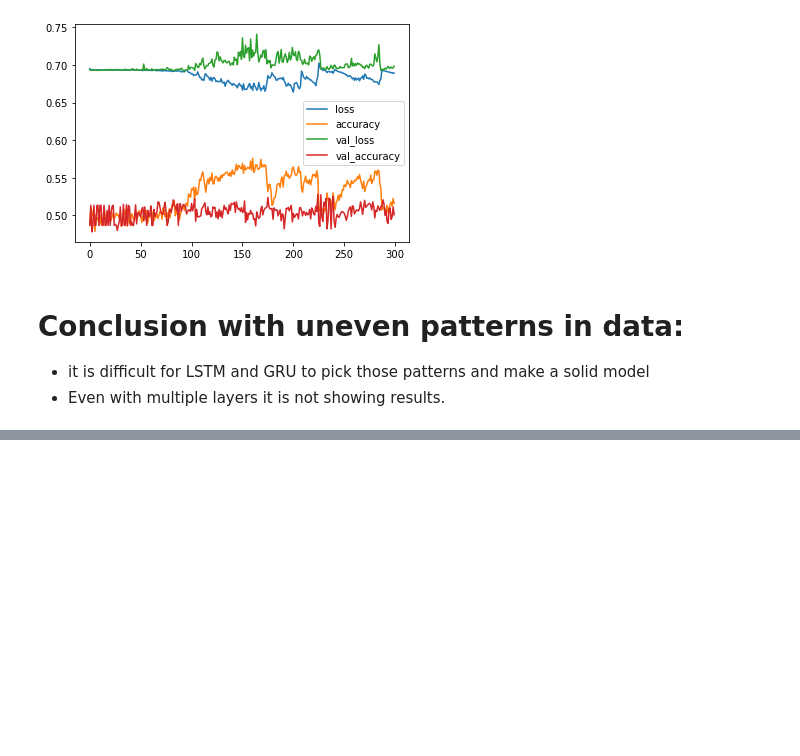
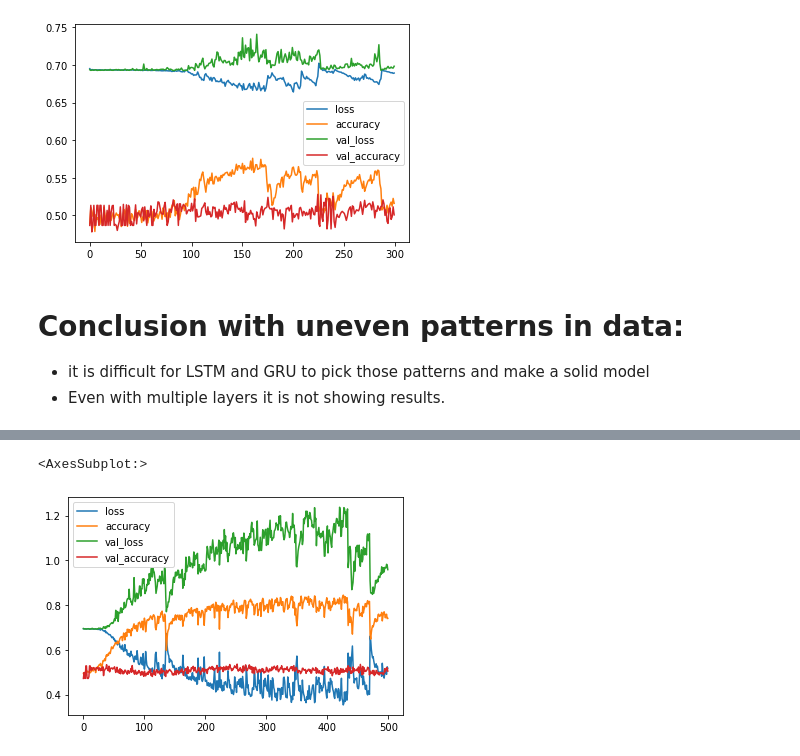
Before and after one commit to beingsantosh/NLP, a Jupyter notebook: NLP - Others/Till LSTM explained/LSTM GRU SimpleRNN.ipynb, the cells around one changed output, grey strips where cells are left out. Saved outputs shown, nothing was run; the diff lists cells and outputs as text; code cells hidden in the pictures; blank space fills up the shorter version.

```diff
--- a/NLP - Others/Till LSTM explained/LSTM GRU SimpleRNN.ipynb
+++ b/NLP - Others/Till LSTM explained/LSTM GRU SimpleRNN.ipynb
@@ -1626,0 +1826,18 @@ pd.DataFrame(gru_30_up_3l.history).plot()
+# %%
+i = Input(shape = (T,D))
+x = Bidirectional(LSTM(5, return_sequences = True))(i)
+x = Bidirectional(LSTM(5, return_sequences = True))(x)
+x = Bidirectional(LSTM(5, return_sequences = True))(x)
+
+x = GlobalMaxPool1D()(x)
+
+x = Dense(1, activation= 'sigmoid')(x)
+
+model_bd = Model(i,x)
+
+model_bd.compile(
+            loss = 'binary_crossentropy',
+            optimizer = Adam(lr=0.01),
+            metrics=['accuracy']
+             )
+model_bd.summary()
@@ -1626,0 +1865,3 @@ pd.DataFrame(gru_30_up_3l.history).plot()
+# %%
+bd_LSTM_up = model_bd.fit(X,Y,epochs = 500,
+             validation_split=0.3)
@@ -1626,0 +1886,5 @@ pd.DataFrame(gru_30_up_3l.history).plot()
+# %%
+pd.DataFrame(bd_LSTM_up.history).plot()
+# %% [output]
+<AxesSubplot:>
+[figure, added]
```
Also changed, not shown: parts of 18 cells of this notebook.
